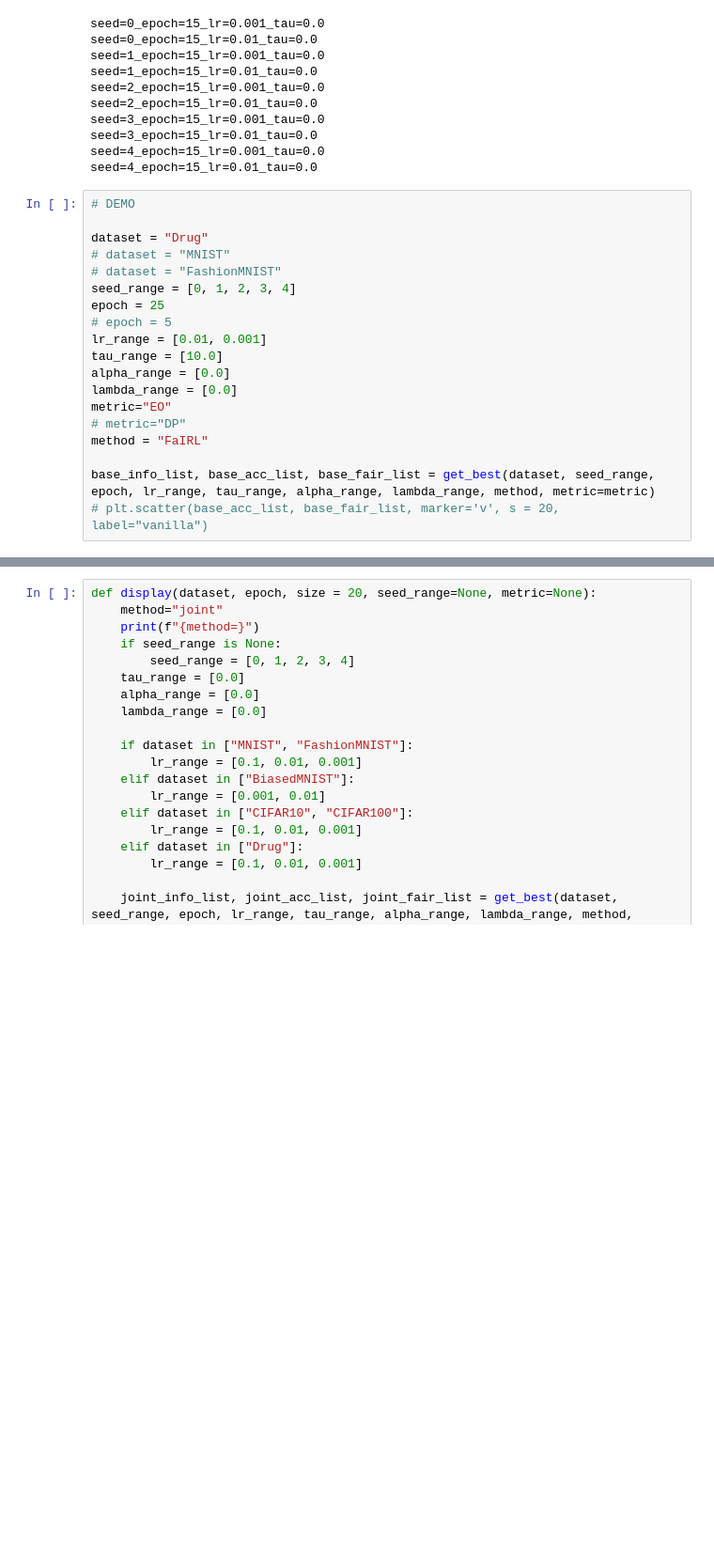
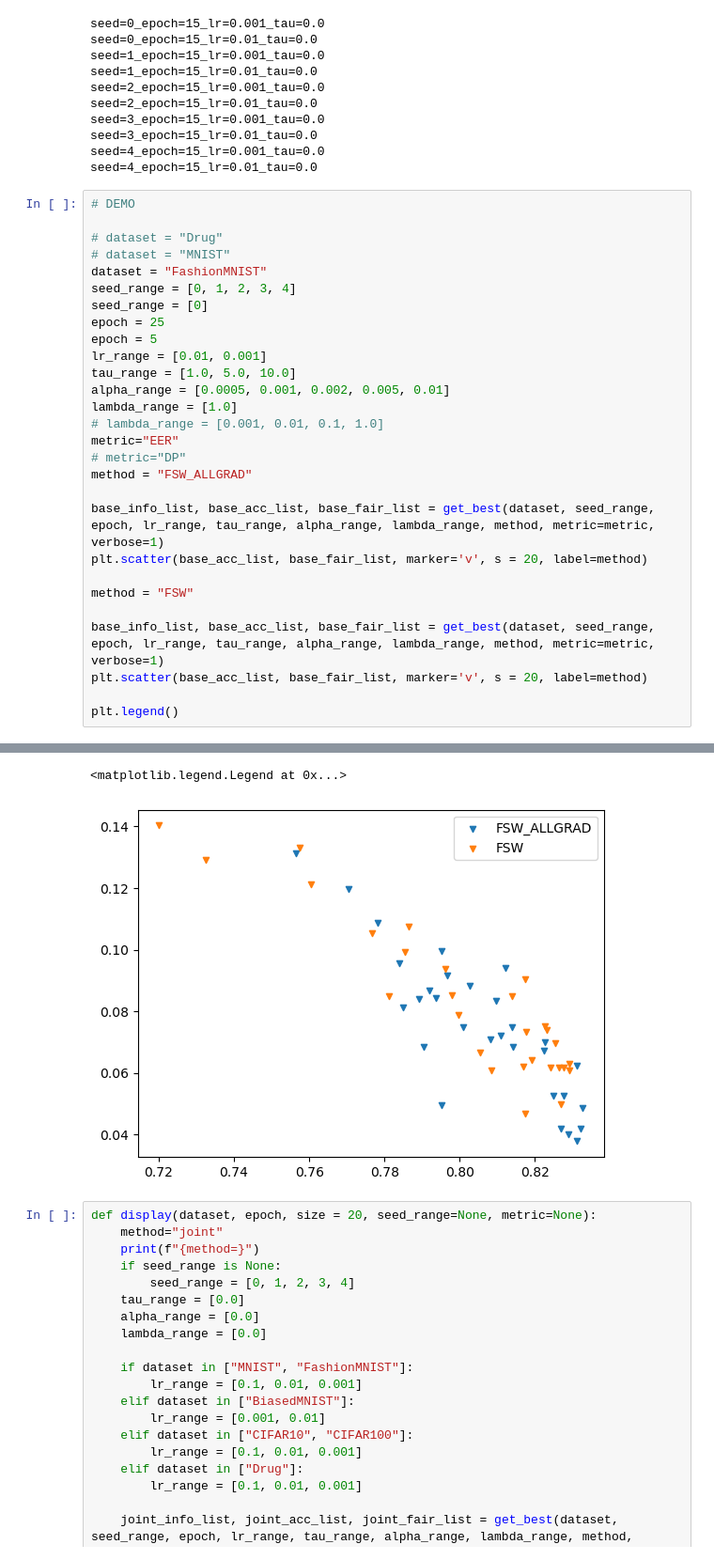
Before and after one commit to jyparkkr/FSW, a Jupyter notebook: interpret.ipynb, the cells around one changed output, grey strips where cells are left out. Shown at 94% size. Drawn from its saved outputs; the diff is of its cells as text; blank space fills up the shorter version.

```diff
--- a/interpret.ipynb
+++ b/interpret.ipynb
@@ -269,20 +269,29 @@ seed=4_epoch=15_lr=0.01_tau=0.0
 # %%
 # DEMO
 
-dataset = "Drug"
+# dataset = "Drug"
 # dataset = "MNIST"
-# dataset = "FashionMNIST"
+dataset = "FashionMNIST"
 seed_range = [0, 1, 2, 3, 4]
+seed_range = [0]
 epoch = 25
-# epoch = 5
+epoch = 5
 lr_range = [0.01, 0.001]
-tau_range = [10.0]
-alpha_range = [0.0]
-lambda_range = [0.0]
-metric="EO"
+tau_range = [1.0, 5.0, 10.0]
+alpha_range = [0.0005, 0.001, 0.002, 0.005, 0.01]
+lambda_range = [1.0]
+# lambda_range = [0.001, 0.01, 0.1, 1.0]
+metric="EER"
 # metric="DP"
-method = "FaIRL"
+method = "FSW_ALLGRAD"
 
-base_info_list, base_acc_list, base_fair_list = get_best(dataset, seed_range, epoch, lr_range, tau_range, alpha_range, lambda_range, method, metric=metric)
-# plt.scatter(base_acc_list, base_fair_list, marker='v', s = 20, label="vanilla")
+base_info_list, base_acc_list, base_fair_list = get_best(dataset, seed_range, epoch, lr_range, tau_range, alpha_range, lambda_range, method, metric=metric, verbose=1)
+plt.scatter(base_acc_list, base_fair_list, marker='v', s = 20, label=method)
+
+method = "FSW"
+
+base_info_list, base_acc_list, base_fair_list = get_best(dataset, seed_range, epoch, lr_range, tau_range, alpha_range, lambda_range, method, metric=metric, verbose=1)
+plt.scatter(base_acc_list, base_fair_list, marker='v', s = 20, label=method)
+
+plt.legend()
 # %% [output]
@@ -291,3 +315,5 @@ info='lr=0.001_tau=10.0_alpha_0.0_lmbd_0.0(cnt=0, [])': check if boom?
+<matplotlib.legend.Legend at 0x...>
+[figure, added]
 # %%
 def display(dataset, epoch, size = 20, seed_range=None, metric=None):
     method="joint"
```
Also changed, not shown: parts of 2 cells of this notebook, 3 other files.
